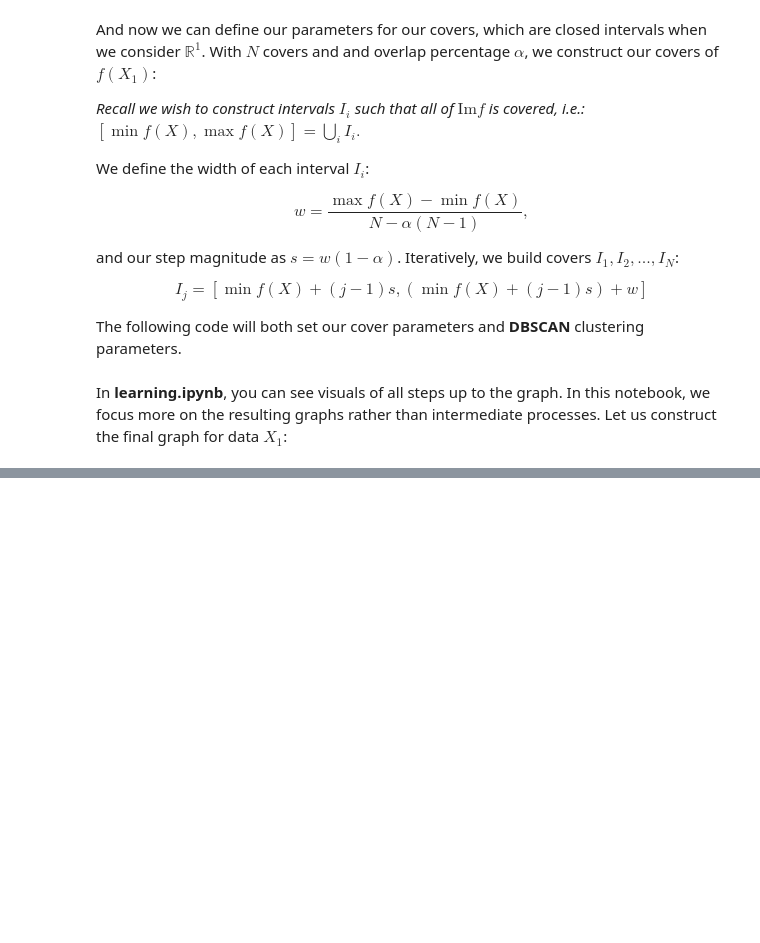
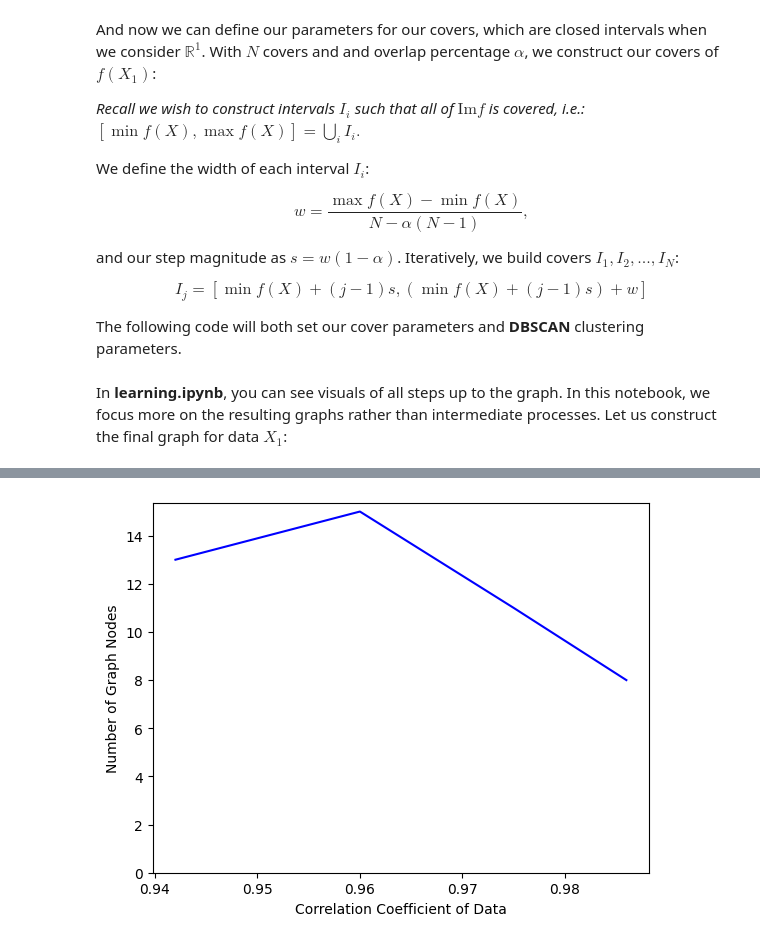
Before and after one commit to p-korolev/tda-project, a Jupyter notebook: structures.ipynb, the cells around one changed output, grey strips where cells are left out. Drawn from its saved outputs; the diff is of its cells as text; code cells hidden in the pictures; blank space fills up the shorter version.

```diff
--- a/structures.ipynb
+++ b/structures.ipynb
@@ -246,0 +277,11 @@ MapGraph(X=X5, lens=f, N_covers=6, cover_overlap=0.3, cluster_sampling=3, graph_
+# %%
+correlations_in_order = [0.986, 0.975, 0.96, 0.951, 0.942]
+n_nodes_respective = [8, 11, 15, 14, 13]
+
+plt.plot(correlations_in_order, n_nodes_respective, color="blue")
+plt.xlabel("Correlation Coefficient of Data")
+plt.ylabel("Number of Graph Nodes")
+plt.ylim(0)
+plt.show()
+# %% [output]
+[figure, added]
```
Also changed, not shown: parts of 11 cells of this notebook.
